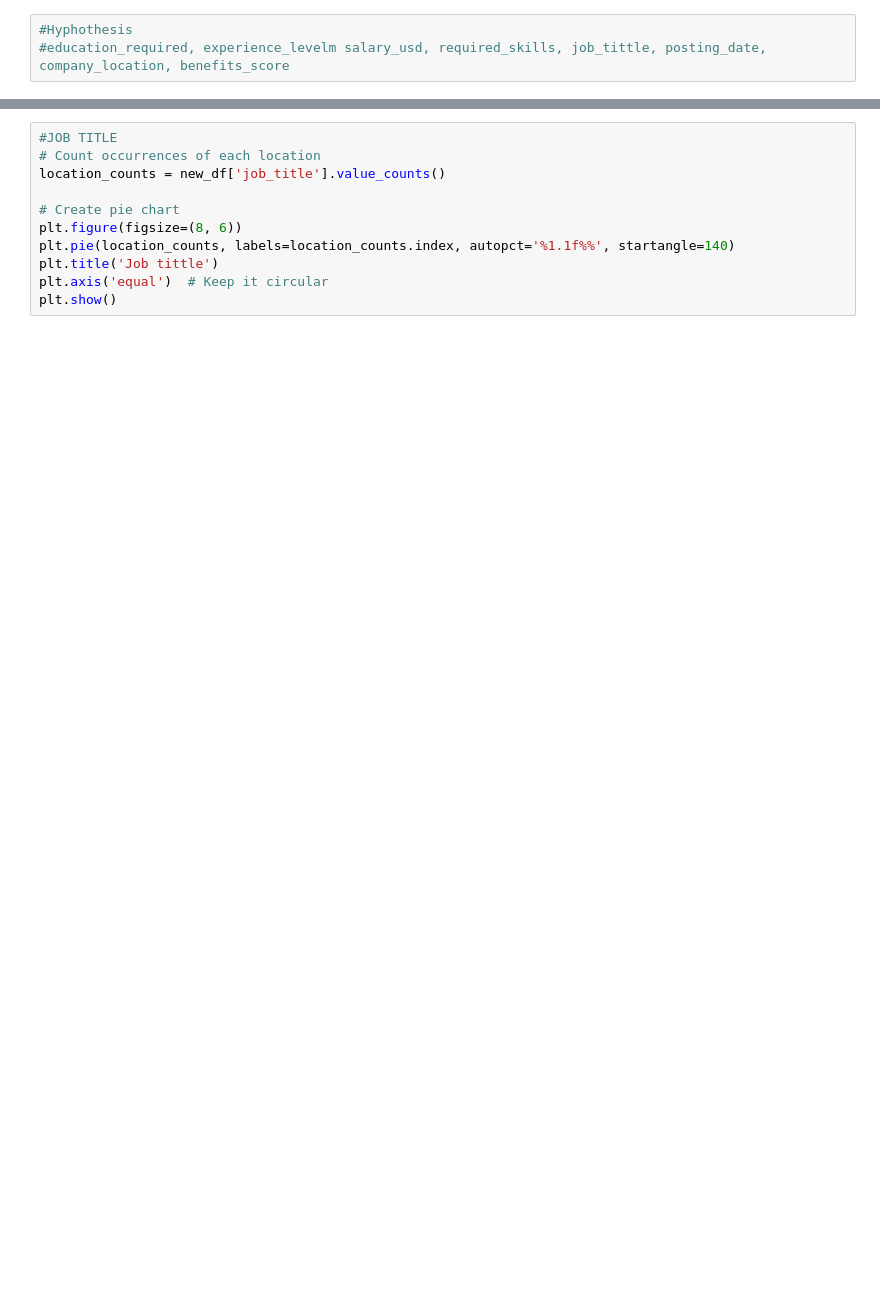
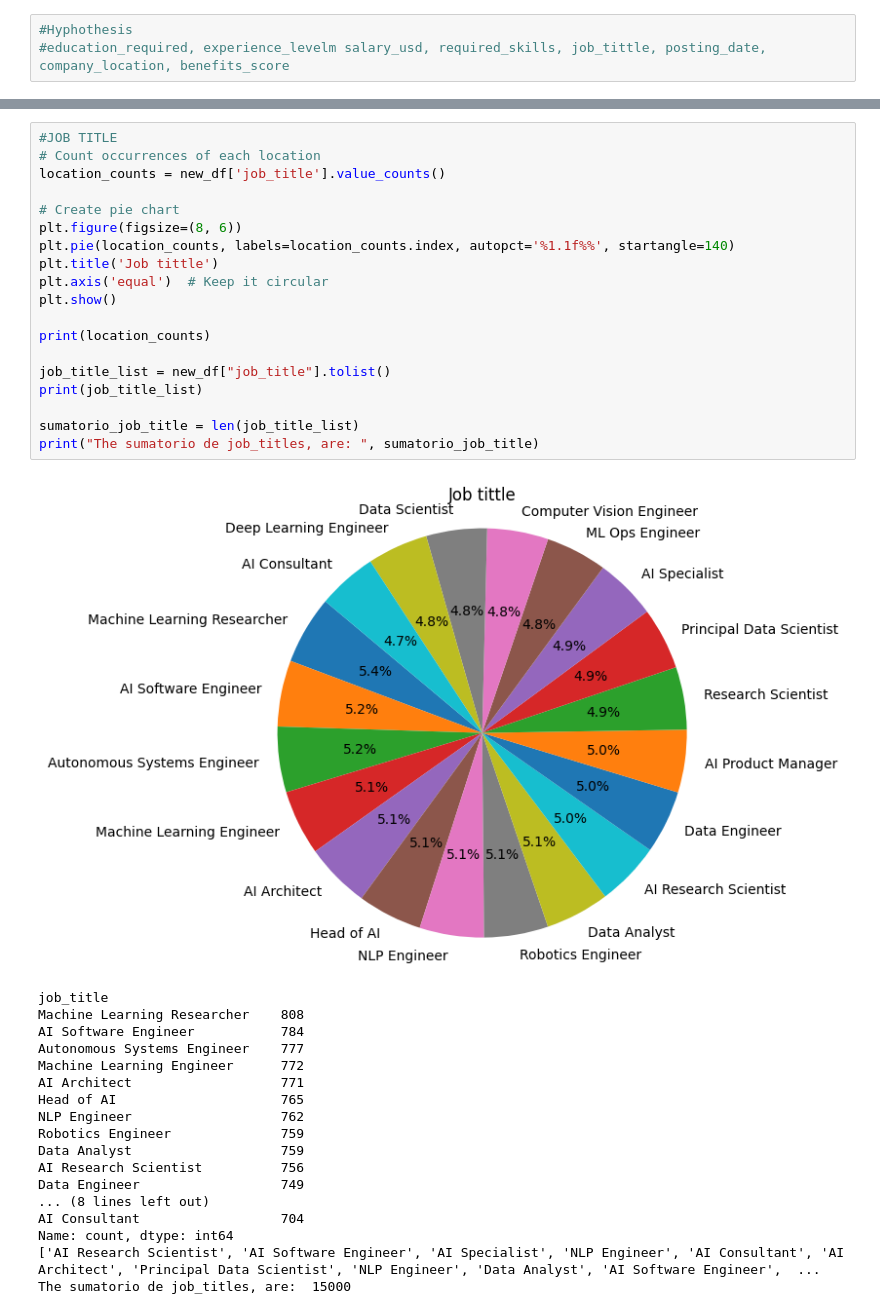
Before and after one commit to isg75/first_project, a Jupyter notebook: notebooks/data_project_wk4_macarena.ipynb, the cells around one changed output, grey strips where cells are left out. Cells and saved outputs as stored; diff of their text form; blank space fills up the shorter version.

```diff
--- a/notebooks/data_project_wk4_macarena.ipynb
+++ b/notebooks/data_project_wk4_macarena.ipynb
@@ -85,11 +170,38 @@ plt.show()
 # %%
 #JOB TITLE
 # Count occurrences of each location
 location_counts = new_df['job_title'].value_counts()
 
 # Create pie chart
 plt.figure(figsize=(8, 6))
 plt.pie(location_counts, labels=location_counts.index, autopct='%1.1f%%', startangle=140)
 plt.title('Job tittle')
 plt.axis('equal')  # Keep it circular
 plt.show()
+
+print(location_counts)
+
+job_title_list = new_df["job_title"].tolist()
+print(job_title_list)
+
+sumatorio_job_title = len(job_title_list)
+print("The sumatorio de job_titles, are: ", sumatorio_job_title)
+# %% [output]
+[figure, added]
+job_title
+Machine Learning Researcher    808
+AI Software Engineer           784
+Autonomous Systems Engineer    777
+Machine Learning Engineer      772
+AI Architect                   771
+Head of AI                     765
+NLP Engineer                   762
+Robotics Engineer              759
+Data Analyst                   759
+AI Research Scientist          756
+Data Engineer                  749
+... (8 lines left out)
+AI Consultant                  704
+Name: count, dtype: int64
+['AI Research Scientist', 'AI Software Engineer', 'AI Specialist', 'NLP Engineer', 'AI Consultant', 'AI Architect', 'Principal Data Scientist', 'NLP Engineer', 'Data Analyst', 'AI Software Engineer',  ...
+The sumatorio de job_titles, are:  15000
```
Also changed, not shown: parts of 16 cells of this notebook.
